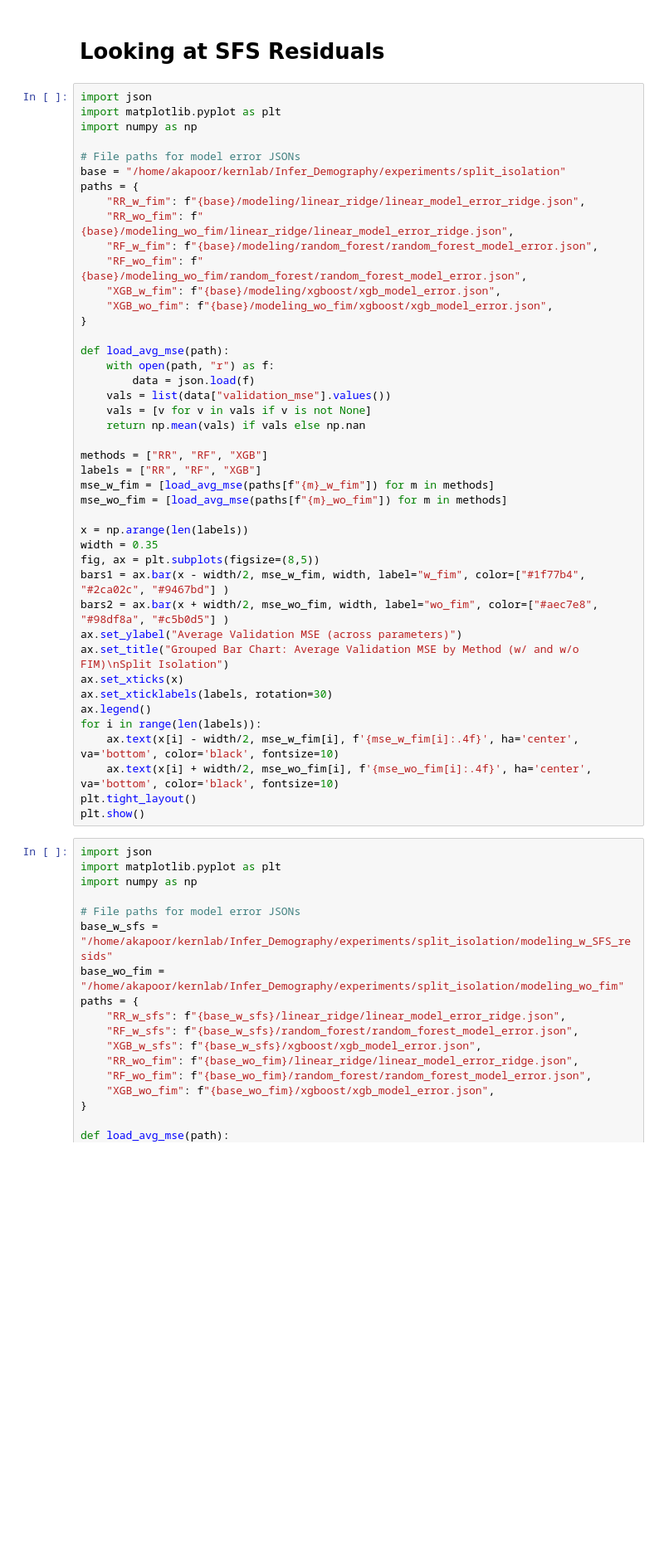
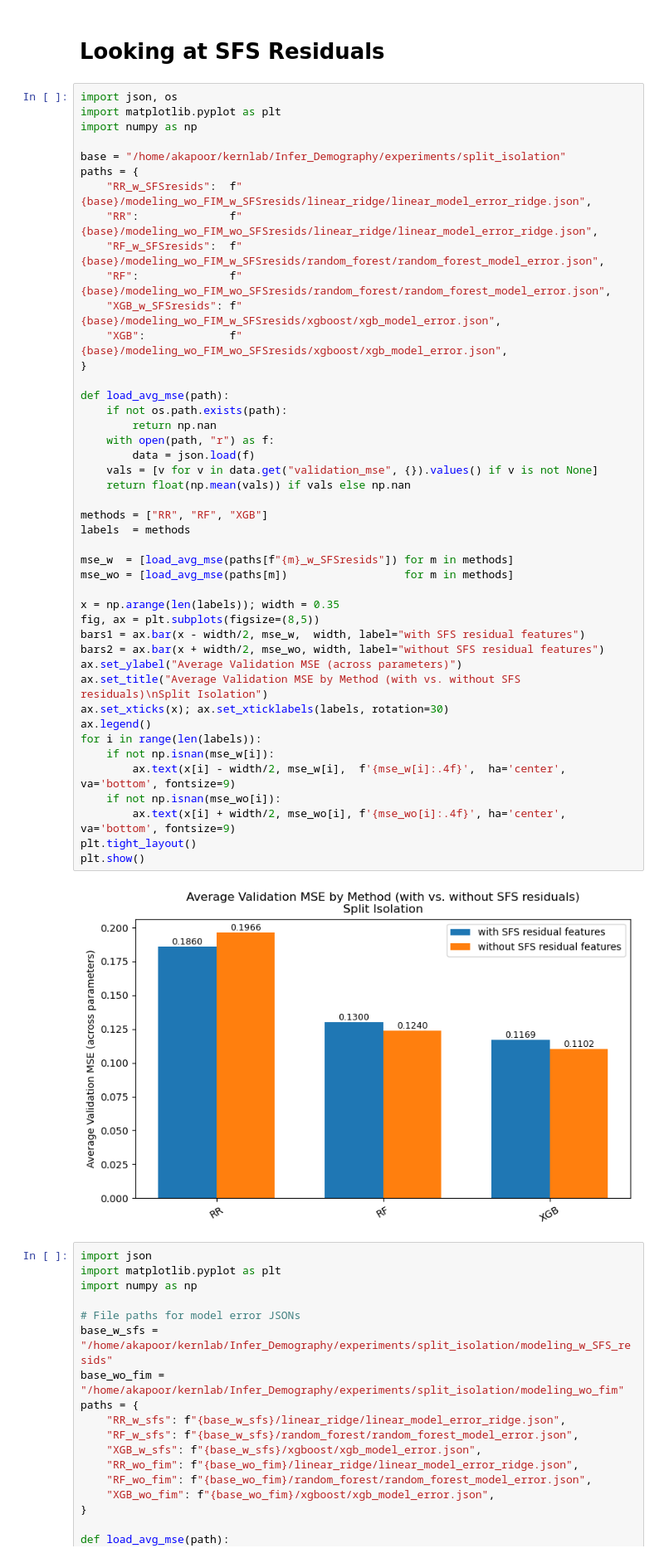
Before and after one commit to ak1376/Infer_Demography, a Jupyter notebook: notebooks/visualization.ipynb, the cells around one changed output. Shown at 83% size. Cells and saved outputs as stored; diff of their text form; blank space fills up the shorter version.

```diff
--- a/notebooks/visualization.ipynb
+++ b/notebooks/visualization.ipynb
@@ -996,48 +996,51 @@ plt.show()
 # %% [markdown]
 # Looking at SFS Residuals
 # %%
-import json
+import json, os
 import matplotlib.pyplot as plt
 import numpy as np
 
-# File paths for model error JSONs
 base = "/home/akapoor/kernlab/Infer_Demography/experiments/split_isolation"
 paths = {
-    "RR_w_fim": f"{base}/modeling/linear_ridge/linear_model_error_ridge.json",
-    "RR_wo_fim": f"{base}/modeling_wo_fim/linear_ridge/linear_model_error_ridge.json",
-    "RF_w_fim": f"{base}/modeling/random_forest/random_forest_model_error.json",
-    "RF_wo_fim": f"{base}/modeling_wo_fim/random_forest/random_forest_model_error.json",
-    "XGB_w_fim": f"{base}/modeling/xgboost/xgb_model_error.json",
-    "XGB_wo_fim": f"{base}/modeling_wo_fim/xgboost/xgb_model_error.json",
+    "RR_w_SFSresids":  f"{base}/modeling_wo_FIM_w_SFSresids/linear_ridge/linear_model_error_ridge.json",
+    "RR":              f"{base}/modeling_wo_FIM_wo_SFSresids/linear_ridge/linear_model_error_ridge.json",
+    "RF_w_SFSresids":  f"{base}/modeling_wo_FIM_w_SFSresids/random_forest/random_forest_model_error.json",
+    "RF":              f"{base}/modeling_wo_FIM_wo_SFSresids/random_forest/random_forest_model_error.json",
+    "XGB_w_SFSresids": f"{base}/modeling_wo_FIM_w_SFSresids/xgboost/xgb_model_error.json",
+    "XGB":             f"{base}/modeling_wo_FIM_wo_SFSresids/xgboost/xgb_model_error.json",
 }
 
 def load_avg_mse(path):
+    if not os.path.exists(path):
+        return np.nan
     with open(path, "r") as f:
         data = json.load(f)
-    vals = list(data["validation_mse"].values())
-    vals = [v for v in vals if v is not None]
-    return np.mean(vals) if vals else np.nan
+    vals = [v for v in data.get("validation_mse", {}).values() if v is not None]
+    return float(np.mean(vals)) if vals else np.nan
 
 methods = ["RR", "RF", "XGB"]
-labels = ["RR", "RF", "XGB"]
-mse_w_fim = [load_avg_mse(paths[f"{m}_w_fim"]) for m in methods]
-mse_wo_fim = [load_avg_mse(paths[f"{m}_wo_fim"]) for m in methods]
+labels  = methods
 
-x = np.arange(len(labels))
-width = 0.35
+mse_w  = [load_avg_mse(paths[f"{m}_w_SFSresids"]) for m in methods]
+mse_wo = [load_avg_mse(paths[m])                  for m in methods]
+
+x = np.arange(len(labels)); width = 0.35
 fig, ax = plt.subplots(figsize=(8,5))
-bars1 = ax.bar(x - width/2, mse_w_fim, width, label="w_fim", color=["#1f77b4", "#2ca02c", "#9467bd"] )
-bars2 = ax.bar(x + width/2, mse_wo_fim, width, label="wo_fim", color=["#aec7e8", "#98df8a", "#c5b0d5"] )
+bars1 = ax.bar(x - width/2, mse_w,  width, label="with SFS residual features")
+bars2 = ax.bar(x + width/2, mse_wo, width, label="without SFS residual features")
 ax.set_ylabel("Average Validation MSE (across parameters)")
-ax.set_title("Grouped Bar Chart: Average Validation MSE by Method (w/ and w/o FIM)\nSplit Isolation")
-ax.set_xticks(x)
-ax.set_xticklabels(labels, rotation=30)
+ax.set_title("Average Validation MSE by Method (with vs. without SFS residuals)\nSplit Isolation")
+ax.set_xticks(x); ax.set_xticklabels(labels, rotation=30)
 ax.legend()
 for i in range(len(labels)):
-    ax.text(x[i] - width/2, mse_w_fim[i], f'{mse_w_fim[i]:.4f}', ha='center', va='bottom', color='black', fontsize=10)
-    ax.text(x[i] + width/2, mse_wo_fim[i], f'{mse_wo_fim[i]:.4f}', ha='center', va='bottom', color='black', fontsize=10)
+    if not np.isnan(mse_w[i]):
+        ax.text(x[i] - width/2, mse_w[i],  f'{mse_w[i]:.4f}',  ha='center', va='bottom', fontsize=9)
+    if not np.isnan(mse_wo[i]):
+        ax.text(x[i] + width/2, mse_wo[i], f'{mse_wo[i]:.4f}', ha='center', va='bottom', fontsize=9)
 plt.tight_layout()
 plt.show()
+# %% [output]
+[figure, added]
 # %%
 import json
 import matplotlib.pyplot as plt
```
Also changed, not shown: parts of 3 cells of this notebook, 11 other files.
